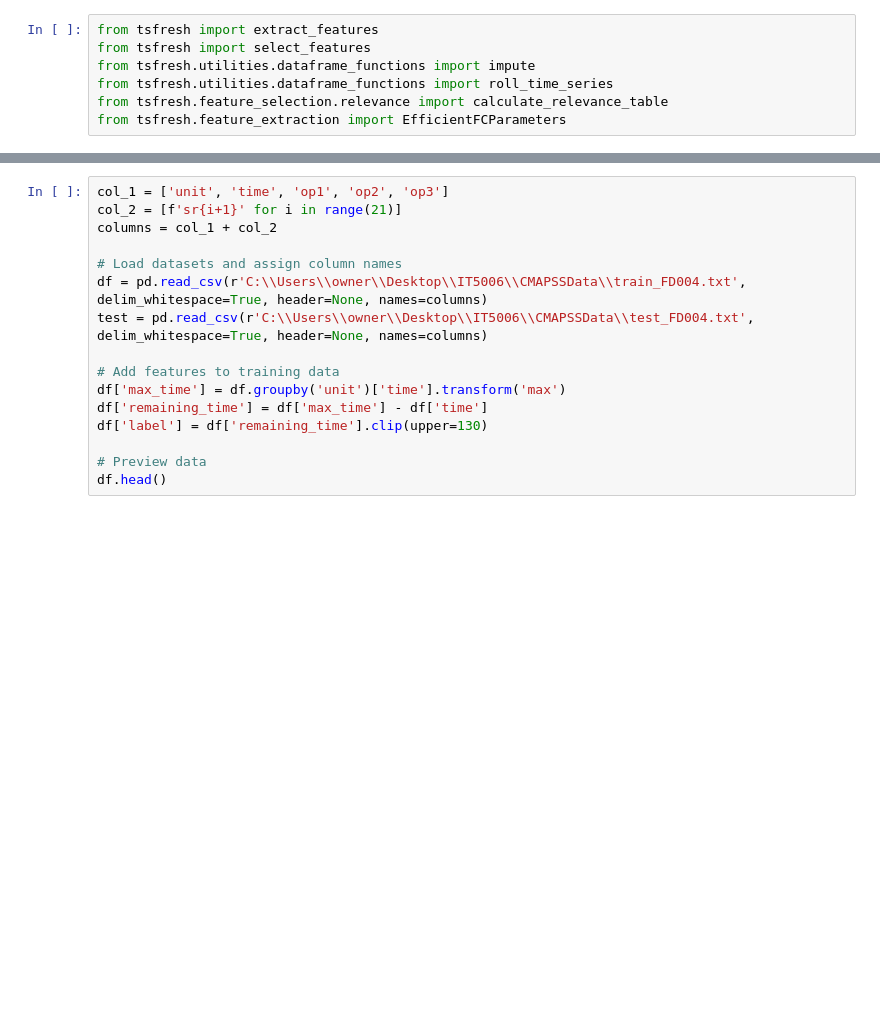
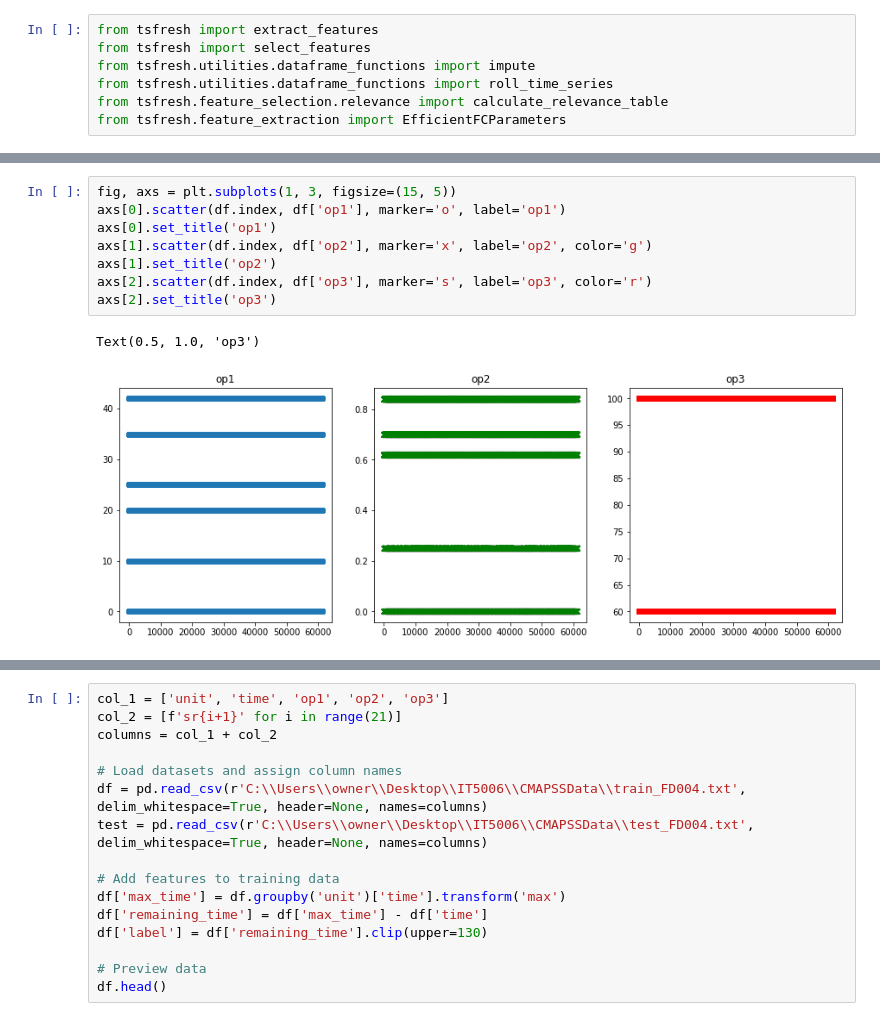
Before and after one commit to yifeisg/IT5006-CMAPSS, a Jupyter notebook: CMAPSS project/FD004.ipynb, the cells around one changed output, grey strips where cells are left out. Saved outputs shown, nothing was run; the diff lists cells and outputs as text; blank space fills up the shorter version.

```diff
--- a/CMAPSS project/FD004.ipynb
+++ b/CMAPSS project/FD004.ipynb
@@ -462,0 +519,11 @@ from tsfresh.feature_extraction import EfficientFCParameters
+# %%
+fig, axs = plt.subplots(1, 3, figsize=(15, 5))
+axs[0].scatter(df.index, df['op1'], marker='o', label='op1')
+axs[0].set_title('op1')
+axs[1].scatter(df.index, df['op2'], marker='x', label='op2', color='g')
+axs[1].set_title('op2')
+axs[2].scatter(df.index, df['op3'], marker='s', label='op3', color='r')
+axs[2].set_title('op3')
+# %% [output]
+Text(0.5, 1.0, 'op3')
+[figure, added]
```
Also changed, not shown: parts of 15 cells of this notebook.
